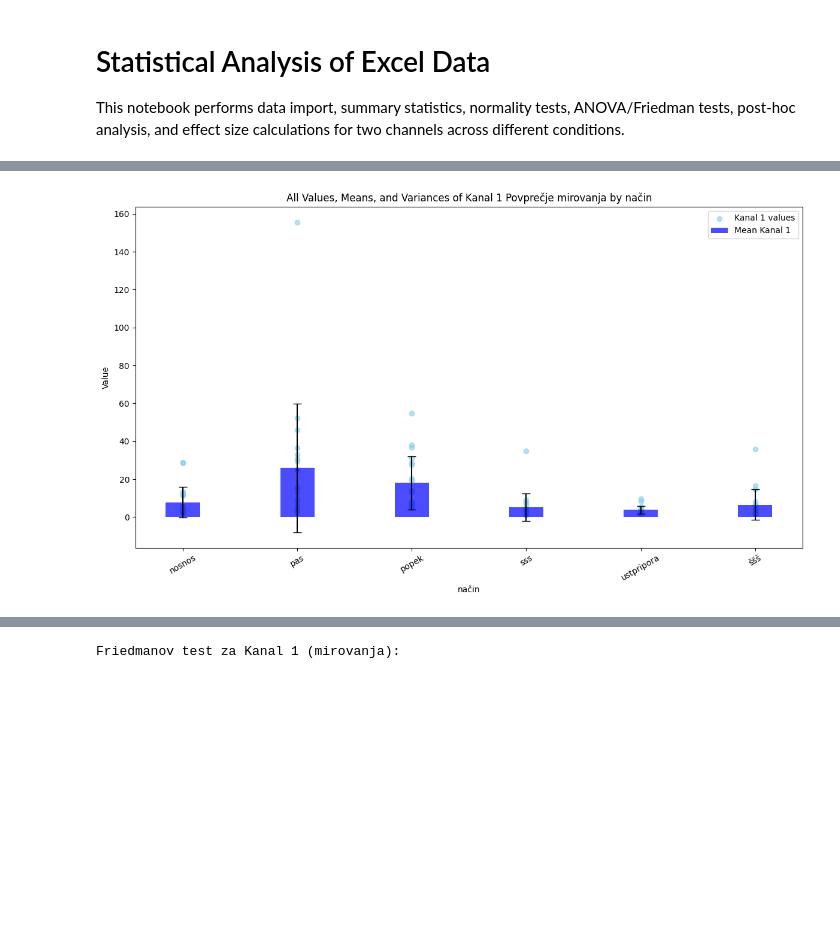
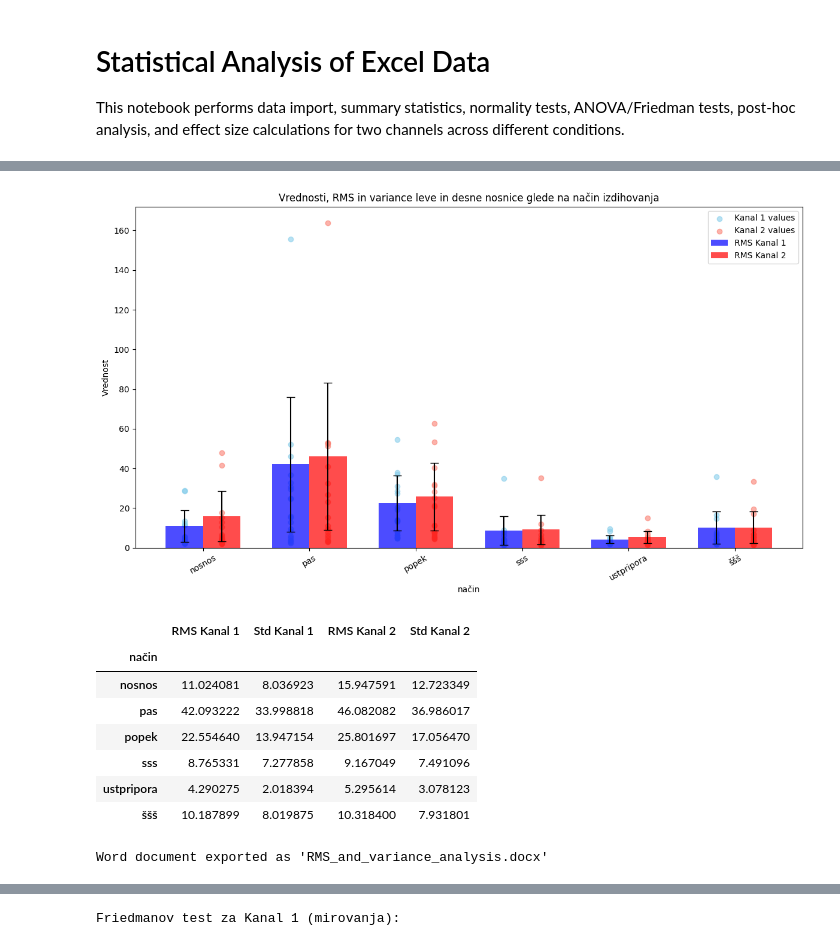
Before and after one commit to urbanog/katarina-breznik, a Jupyter notebook: main.ipynb, the cells around one changed output, grey strips where cells are left out. Drawn from its saved outputs; the diff is of its cells as text; code cells hidden in the pictures; blank space fills up the shorter version.

```diff
--- a/main.ipynb
+++ b/main.ipynb
@@ -57,29 +57,90 @@ def calculate_rms(group):
             rms_values[column] = None
     return pd.Series(rms_values)
 # %%
+from docx import Document
+from docx.shared import Inches
+import io
+
 import matplotlib.pyplot as plt
 
-labels = means_kanal1.index
+# Calculate RMS and variances for Kanal 1 & 2 Povprečje mirovanja by 'način'
+rms_kanal1 = df_all.groupby('način')['Kanal 1 Povprečje mirovanja'].apply(lambda x: np.sqrt(np.mean(x**2)))
+vars_kanal1 = df_all.groupby('način')['Kanal 1 Povprečje mirovanja'].var()
+rms_kanal2 = df_all.groupby('način')['Kanal 2 Povprečje mirovanja'].apply(lambda x: np.sqrt(np.mean(x**2)))
+vars_kanal2 = df_all.groupby('način')['Kanal 2 Povprečje mirovanja'].var()
+
+labels = rms_kanal1.index
 x = np.arange(len(labels))
-width = 0.3
+width = 0.35
 
 fig, ax = plt.subplots(figsize=(12, 7))
 
-# Plot all individual values as scatter for Kanal 1 only
+# Plot all individual values as scatter for Kanal 1 and Kanal 2
 for i, nacin in enumerate(labels):
     y1 = df_all[df_all['način'] == nacin]['Kanal 1 Povprečje mirovanja']
-    ax.scatter(np.full_like(y1, x[i]), y1, color='skyblue', alpha=0.6, label='Kanal 1 values' if i == 0 else "")
+    y2 = df_all[df_all['način'] == nacin]['Kanal 2 Povprečje mirovanja']
+    ax.scatter(np.full_like(y1, x[i] - width/2), y1, color='skyblue', alpha=0.6, label='Kanal 1 values' if i == 0 else "")
+    ax.scatter(np.full_like(y2, x[i] + width/2), y2, color='salmon', alpha=0.6, label='Kanal 2 values' if i == 0 else "")
 
-# Plot means with error bars (variance as error) for Kanal 1 only
-rects1 = ax.bar(x, means_kanal1, width, yerr=vars_kanal1**0.5, label='Mean Kanal 1', color='blue', alpha=0.7, capsize=5)
+# Plot RMS with error bars (variance as error) for Kanal 1 and Kanal 2
+rects1 = ax.bar(x - width/2, rms_kanal1, width, yerr=vars_kanal1**0.5, label='RMS Kanal 1', color='blue', alpha=0.7, capsize=5)
+rects2 = ax.bar(x + width/2, rms_kanal2, width, yerr=vars_kanal2**0.5, label='RMS Kanal 2', color='red', alpha=0.7, capsize=5)
 
-ax.set_ylabel('Value')
+ax.set_ylabel('Vrednost')
 ax.set_xlabel('način')
-ax.set_title('All Values, Means, and Variances of Kanal 1 Povprečje mirovanja by način')
+ax.set_title('Vrednosti, RMS in variance leve in desne nosnice glede na način izdihovanja')
 ax.set_xticks(x)
 ax.set_xticklabels(labels, rotation=30)
 ax.legend()
 plt.tight_layout()
 plt.show()
+
+# Create a summary table of RMS and standard deviations for Kanal 1 & 2 Povprečje mirovanja by 'način'
+summary_stats = pd.DataFrame({
+    'RMS Kanal 1': rms_kanal1,
+    'Std Kanal 1': vars_kanal1**0.5,
+    'RMS Kanal 2': rms_kanal2,
+    'Std Kanal 2': vars_kanal2**0.5
+})
+display(summary_stats)
+
+# Create a Word document
+doc = Document()
+doc.add_heading('RMS and Variance Analysis', 0)
+
+# Add summary table
+doc.add_heading('Summary Table', level=1)
+table = doc.add_table(rows=1, cols=len(summary_stats.columns) + 1)
+hdr_cells = table.rows[0].cells
+hdr_cells[0].text = 'način'
+for i, col in enumerate(summary_stats.columns):
+    hdr_cells[i + 1].text = col
+for idx, row in summary_stats.iterrows():
+    row_cells = table.add_row().cells
+    row_cells[0].text = str(idx)
+    for i, val in enumerate(row):
+        row_cells[i + 1].text = f"{val:.3f}"
+
+# Save the plot to a BytesIO buffer
+img_stream = io.BytesIO()
+fig.savefig(img_stream, format='png')
+img_stream.seek(0)
+
+# Add the plot to the document
+doc.add_heading('RMS and Variance Plot', level=1)
+doc.add_picture(img_stream, width=Inches(6))
+
+# Save the document
+doc.save('RMS_and_variance_analysis.docx')
+print("Word document exported as 'RMS_and_variance_analysis.docx'")
 # %% [output]
-[figure, old version]
+[figure, new version]
+|  | RMS Kanal 1 | Std Kanal 1 | RMS Kanal 2 | Std Kanal 2 |
+| način |  |  |  |  |
+| nosnos | 11.024081 | 8.036923 | 15.947591 | 12.723349 |
+| pas | 42.093222 | 33.998818 | 46.082082 | 36.986017 |
+| popek | 22.554640 | 13.947154 | 25.801697 | 17.056470 |
+| sss | 8.765331 | 7.277858 | 9.167049 | 7.491096 |
+| ustpripora | 4.290275 | 2.018394 | 5.295614 | 3.078123 |
+| ššš | 10.187899 | 8.019875 | 10.318400 | 7.931801 |
+Word document exported as 'RMS_and_variance_analysis.docx'
```
Also changed, not shown: parts of 23 cells of this notebook, 8 other files.
